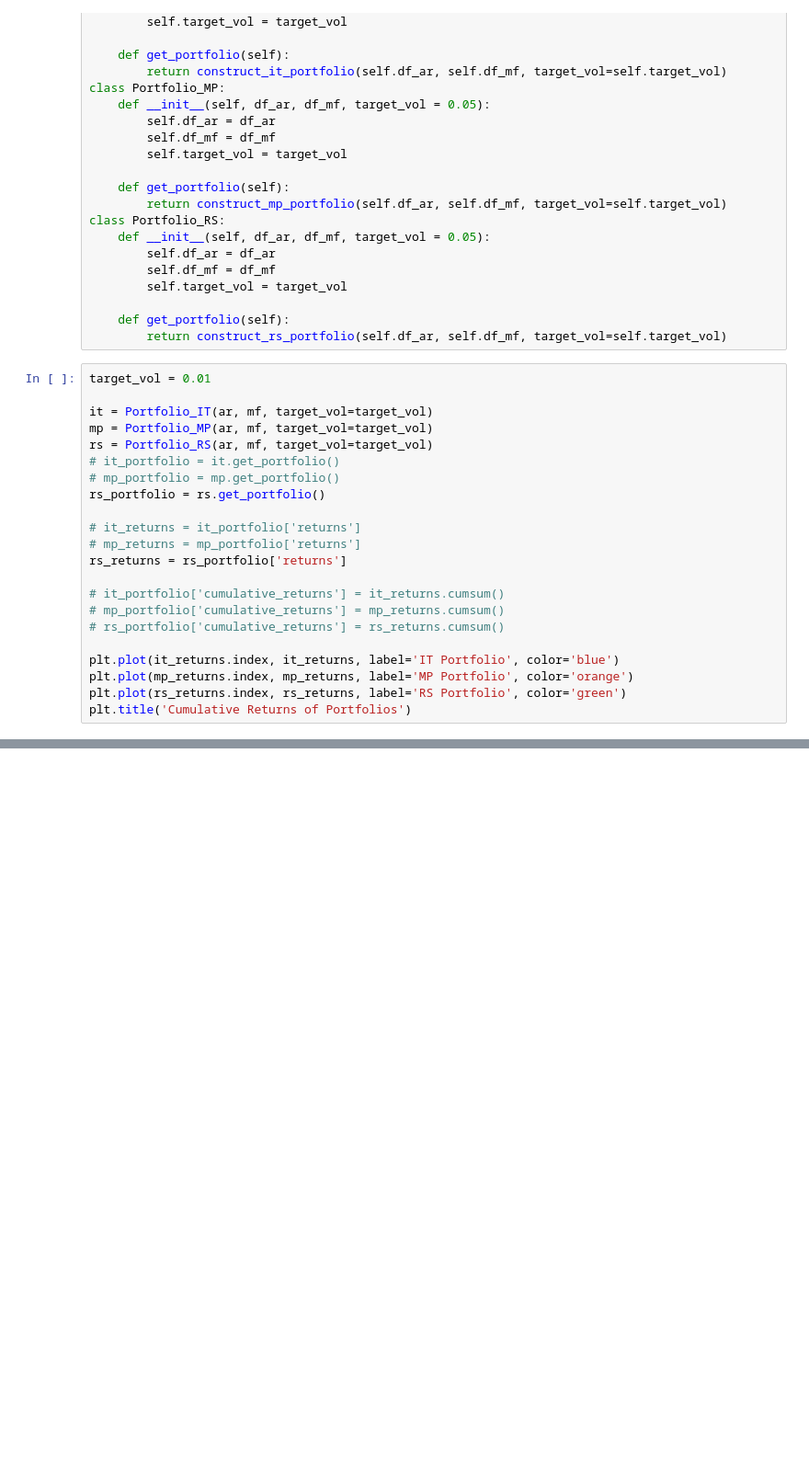
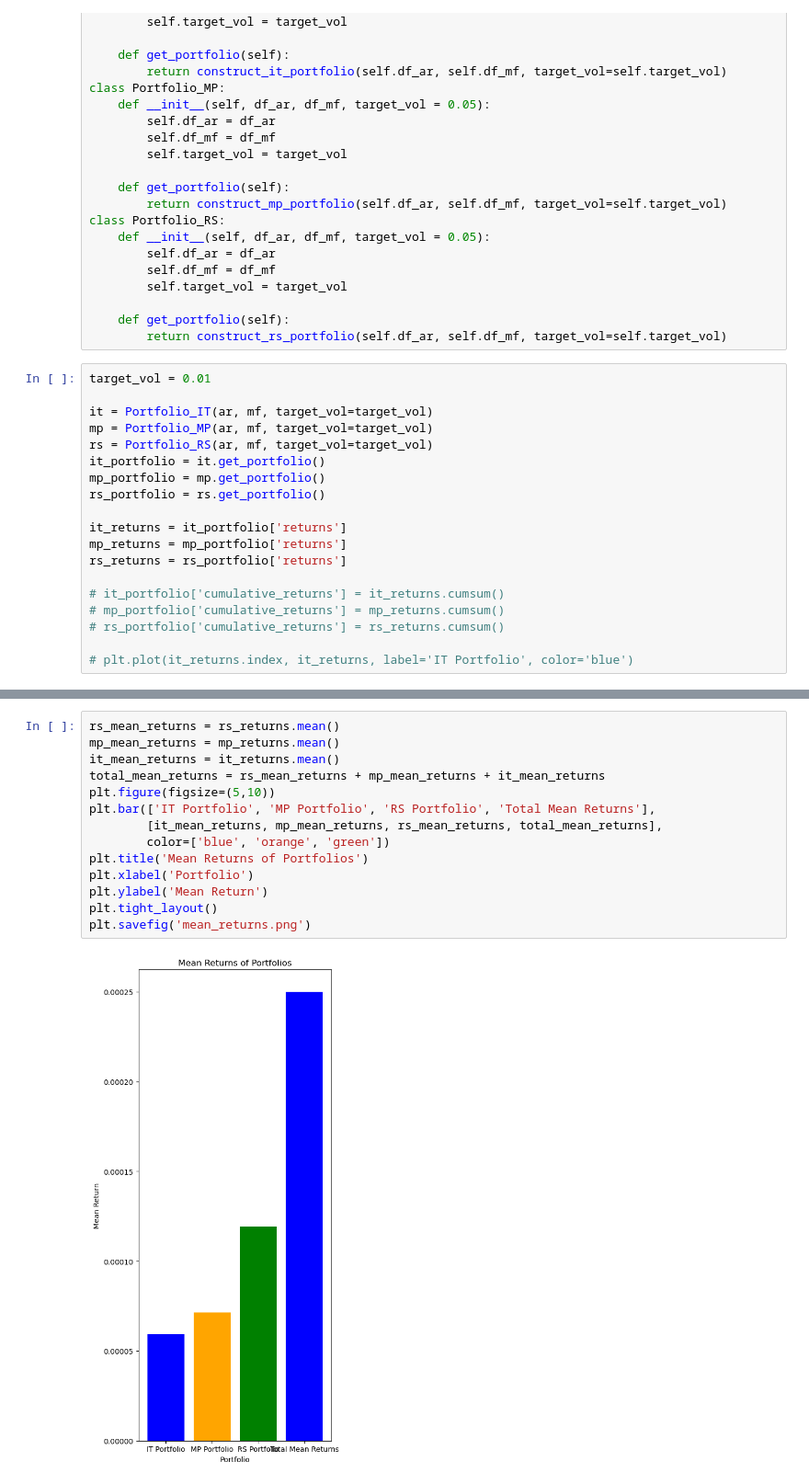
Before and after one commit to moyuanchen/AQMS_GP, a Jupyter notebook: wrapper.ipynb, the cells around one changed output, grey strips where cells are left out. Shown at 92% size. Saved outputs shown, nothing was run; the diff lists cells and outputs as text; blank space fills up the shorter version.

Commit message:
visualization

```diff
--- a/wrapper.ipynb
+++ b/wrapper.ipynb
@@ -38,20 +38,17 @@ target_vol = 0.01
 it = Portfolio_IT(ar, mf, target_vol=target_vol)
 mp = Portfolio_MP(ar, mf, target_vol=target_vol)
 rs = Portfolio_RS(ar, mf, target_vol=target_vol)
-# it_portfolio = it.get_portfolio()
-# mp_portfolio = mp.get_portfolio()
+it_portfolio = it.get_portfolio()
+mp_portfolio = mp.get_portfolio()
 rs_portfolio = rs.get_portfolio()
 
-# it_returns = it_portfolio['returns']
-# mp_returns = mp_portfolio['returns']
+it_returns = it_portfolio['returns']
+mp_returns = mp_portfolio['returns']
 rs_returns = rs_portfolio['returns']
 
 # it_portfolio['cumulative_returns'] = it_returns.cumsum()
 # mp_portfolio['cumulative_returns'] = mp_returns.cumsum()
 # rs_portfolio['cumulative_returns'] = rs_returns.cumsum()
 
-plt.plot(it_returns.index, it_returns, label='IT Portfolio', color='blue')
-plt.plot(mp_returns.index, mp_returns, label='MP Portfolio', color='orange')
-plt.plot(rs_returns.index, rs_returns, label='RS Portfolio', color='green')
-plt.title('Cumulative Returns of Portfolios')
+# plt.plot(it_returns.index, it_returns, label='IT Portfolio', color='blue')
 # %% [output]
@@ -62,0 +71,16 @@ NameError: name 'it_portfolio' is not defined
+# %%
+rs_mean_returns = rs_returns.mean()
+mp_mean_returns = mp_returns.mean()
+it_mean_returns = it_returns.mean()
+total_mean_returns = rs_mean_returns + mp_mean_returns + it_mean_returns
+plt.figure(figsize=(5,10))
+plt.bar(['IT Portfolio', 'MP Portfolio', 'RS Portfolio', 'Total Mean Returns'],
+        [it_mean_returns, mp_mean_returns, rs_mean_returns, total_mean_returns],
+        color=['blue', 'orange', 'green'])
+plt.title('Mean Returns of Portfolios')
+plt.xlabel('Portfolio')
+plt.ylabel('Mean Return')
+plt.tight_layout()
+plt.savefig('mean_returns.png')
+# %% [output]
+[figure, added]
```
Also changed, not shown: parts of 7 cells of this notebook, 10 other files.
